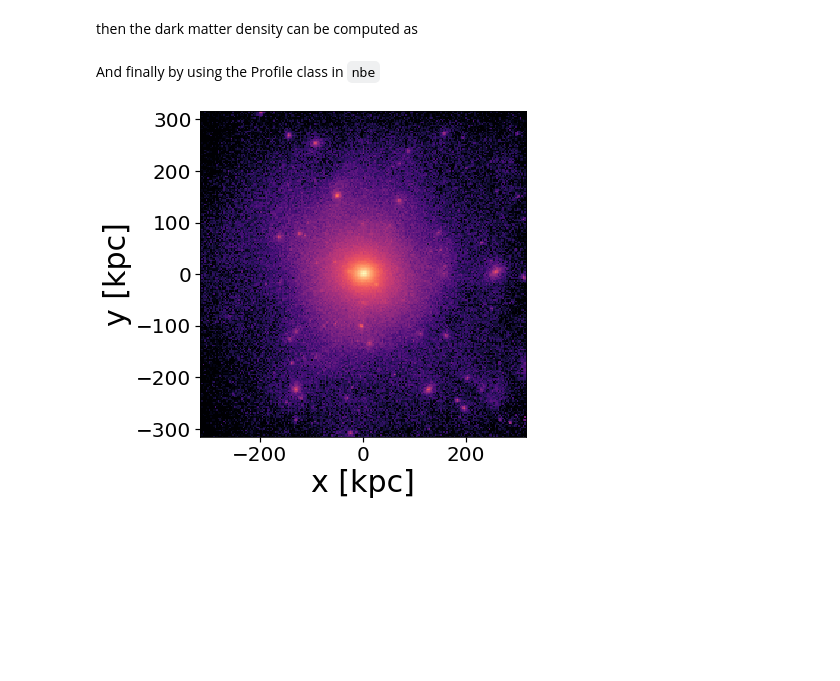
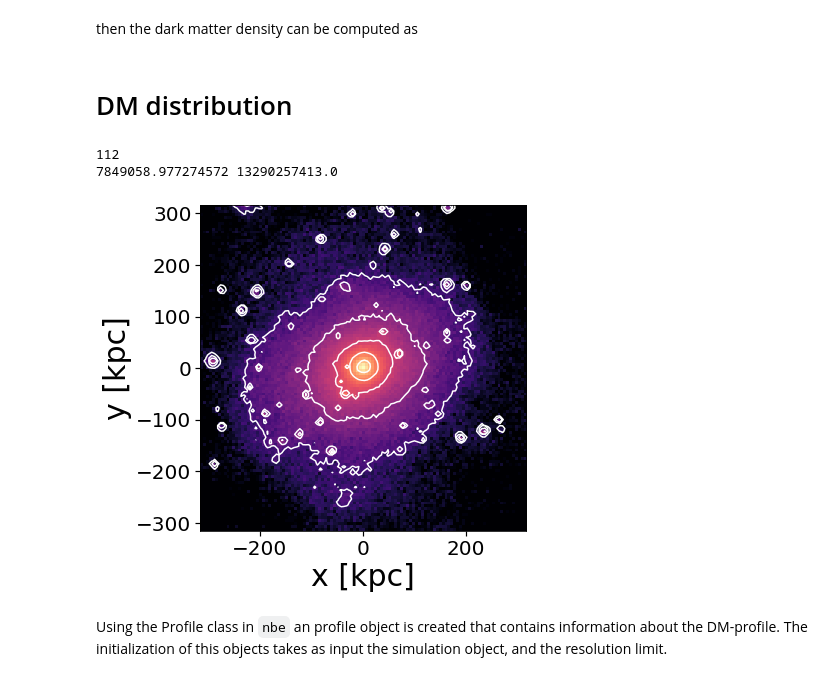
Before and after one commit to luturonunca/WKBL-isolated, a Jupyter notebook: tutorials/2) Dark Matter halo (density profile, cfalcon calculations and interria tensor).ipynb, the cells around one changed output. Saved outputs shown, nothing was run; the diff lists cells and outputs as text; code cells hidden in the pictures; blank space fills up the shorter version.

```diff
--- a/tutorials/2) Dark Matter halo (density profile, cfalcon calculations and interria tensor).ipynb
+++ b/tutorials/2) Dark Matter halo (density profile, cfalcon calculations and interria tensor).ipynb
@@ -39,29 +39,50 @@ then the dark matter density can be computed as
 pos = np.array(myhalo.dm.pos3d.reshape(len(myhalo.dm.pos3d)*3),dtype=np.float32)
 mass = np.array(myhalo.dm.mass,dtype=np.float32)
 ok,myhalo.dm.rho,_=cf.getDensity(pos,mass)
-# %% [markdown]
-And finally by using the Profile class in `nbe`
+# %% [markdown]
+# DM distribution
+# %%
+thickness=200
+pixels = int(3*myhalo.r200/myhalo.p.reslim/20)
+print(pixels)
+edges = np.linspace(-1.5*myhalo.r200,1.5*myhalo.r200,pixels)
+x,y,z=0,1,2
+zfil = np.where(np.abs(myhalo.dm.pos3d[:,2])<thickness)[0]
+H, xedges, yedges = np.histogram2d(myhalo.dm.pos3d[zfil,x],
+                                   myhalo.dm.pos3d[zfil,y],
+                                   bins=(edges, edges),
+                                   weights=myhalo.dm.mass[zfil])
+fullbox = H.T
+a,b = np.mean(fullbox)*0.1, np.max(fullbox)
+print(a, b)
+
+fig, ax =plt.subplots(figsize=[6,6])
+mass_2 = ax.imshow(fullbox+0.1,interpolation='nearest', origin='low',cmap="magma",
+                       extent=[edges[0], edges[-1], edges[0], edges[-1]],
+                       norm=LogNorm(vmin=a,vmax=b)
+                  )
+ax.set_xlabel("x [kpc]",fontsize=30)
+ax.set_ylabel("y [kpc]",fontsize=30)
+ax.tick_params(axis='both', which='major', labelsize=20, size=5,width=1.2)
+
+
+
+
+edges = np.linspace(-1.5*myhalo.r200,1.5*myhalo.r200,pixels)
+
+zfil = np.where(np.abs(myhalo.dm.pos3d[:,2])<thickness)[0]
+H, xedges, yedges = np.histogram2d(myhalo.dm.pos3d[zfil,x],
+                                   myhalo.dm.pos3d[zfil,y],
+                                   bins=(edges, edges),
+                                   weights=myhalo.dm.rho[zfil])
+X, Y = np.meshgrid(edges[1:], edges[1:])
+Z = H.T
+CS = ax.contour(X, Y, Z,np.logspace(5,10,5),colors='w')
+# %% [output]
+112
+7849058.977274572 13290257413.0
+[figure, added]
+# %% [markdown]
+Using the Profile class in `nbe` an profile object is created that contains information about the DM-profile. The initialization of this objects takes as input the simulation object, and the resolution limit.
 # %%
 myhalo.profile = nbe.Profile(myhalo,myhalo.p.reslim)
-# %%
-
-pixels = int(3*myhalo.r200/myhalo.p.reslim/10)
-edges = np.linspace(-1.5*myhalo.r200,1.5*myhalo.r200,pixels)
-x,y=1,2
-H, xedges, yedges = np.histogram2d(myhalo.dm.pos3d[:,x],
-                                   myhalo.dm.pos3d[:,y],
-                                   bins=(edges, edges),
-                                   weights=myhalo.dm.mass)
-fullbox = H.T
-a,b = np.mean(fullbox)*0.1, np.max(fullbox)
-
-fig, ax =plt.subplots(figsize=[6,6])
-mass_2 = ax.imshow(fullbox+0.1,interpolation='nearest', origin='low',cmap="magma",
-                       extent=[edges[0], edges[-1], edges[0], edges[-1]],
-                       norm=LogNorm(vmin=a,vmax=b)
-                  )
-ax.set_xlabel("x [kpc]",fontsize=30)
-ax.set_ylabel("y [kpc]",fontsize=30)
-ax.tick_params(axis='both', which='major', labelsize=20, size=5,width=1.2)
-# %% [output]
-[figure, removed]
```
Also changed, not shown: parts of 4 cells of this notebook, 2 other files.
